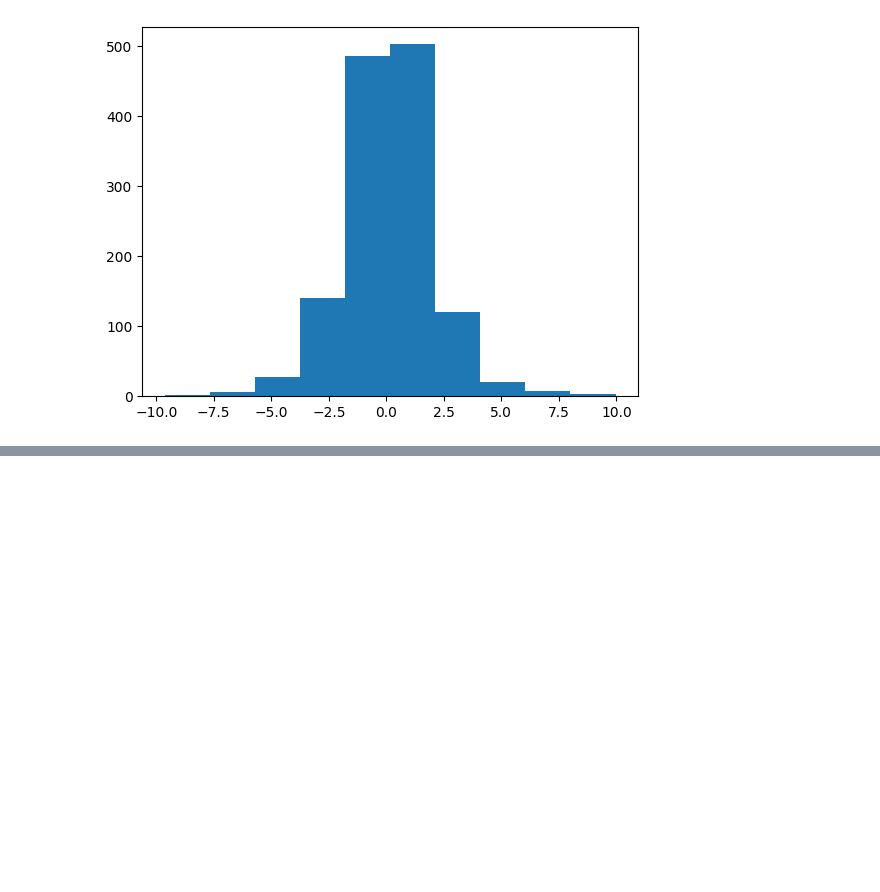
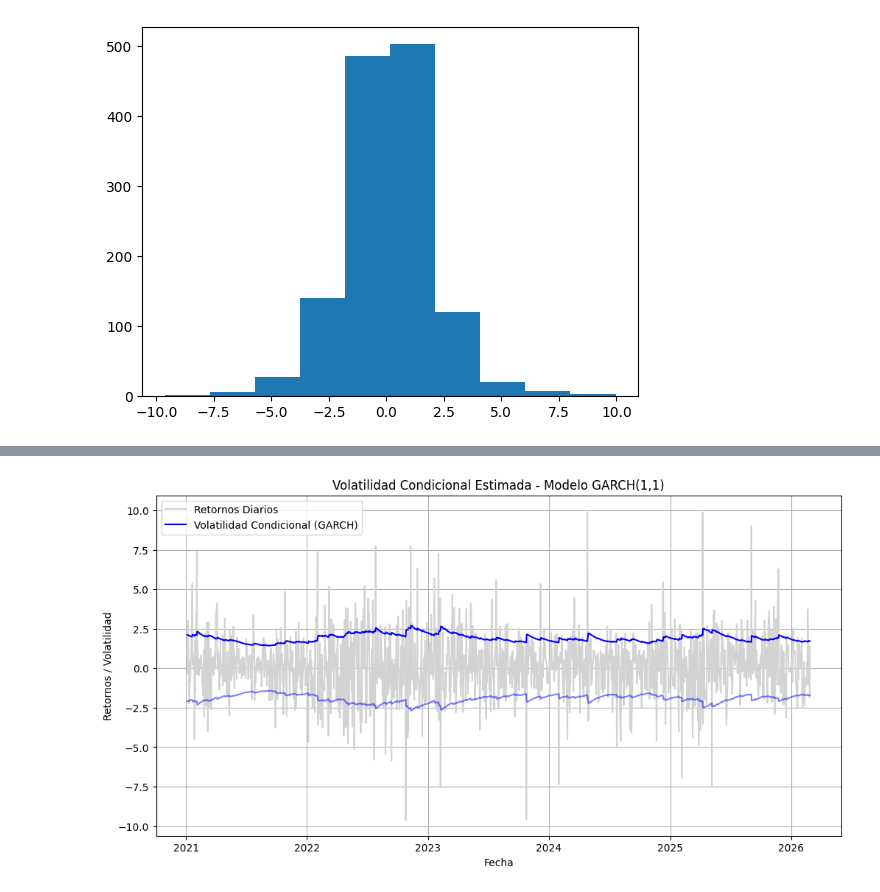
Before and after one commit to fersalme/regresion-lineal-series-tiempo, a Jupyter notebook: 06-modelos-GARCH/01-ejercicios-ARCH-GARCH-Python.ipynb, the cells around one changed output, grey strips where cells are left out. Cells and saved outputs as stored; diff of their text form; code cells hidden in the pictures; blank space fills up the shorter version.

```diff
--- a/06-modelos-GARCH/01-ejercicios-ARCH-GARCH-Python.ipynb
+++ b/06-modelos-GARCH/01-ejercicios-ARCH-GARCH-Python.ipynb
@@ -180,0 +226,9 @@ PRUEBA DE LJUNG-BOX Y DURBIN-WATSON
+# %%
+# Train y test
+split_date = pd.to_datetime("2026-03-01")
+train = retornos[ :split_date]
+test = retornos[split_date: ]
+
+# Modelación GARCH(1, 1)
+modelo_garch_11 = arch_model(train, mean='Constant', vol = "GARCH", p=1, q=1, dist="normal").fit()
+print(modelo_garch_11.summary())
@@ -180,0 +266,20 @@ PRUEBA DE LJUNG-BOX Y DURBIN-WATSON
+# %%
+# Extraer la volatilidad condicional estimada (es la desviación estándar sigma_t)
+volatilidad_estimada = modelo_garch_11.conditional_volatility
+
+plt.figure(figsize=(12, 6))
+# Graficamos los retornos en gris para que sirvan de fondo
+plt.plot(train, color='lightgray', label='Retornos Diarios')
+
+# Graficamos la volatilidad condicional
+plt.plot(volatilidad_estimada, color='blue', label='Volatilidad Condicional (GARCH)')
+plt.plot(-volatilidad_estimada, color='blue', alpha=0.5)
+
+plt.title('Volatilidad Condicional Estimada - Modelo GARCH(1,1)')
+plt.ylabel('Retornos / Volatilidad')
+plt.xlabel('Fecha')
+plt.legend()
+plt.grid()
+plt.show()
+# %% [output]
+[figure, added]
```
Also changed, not shown: parts of 17 cells of this notebook, 8 other files.
